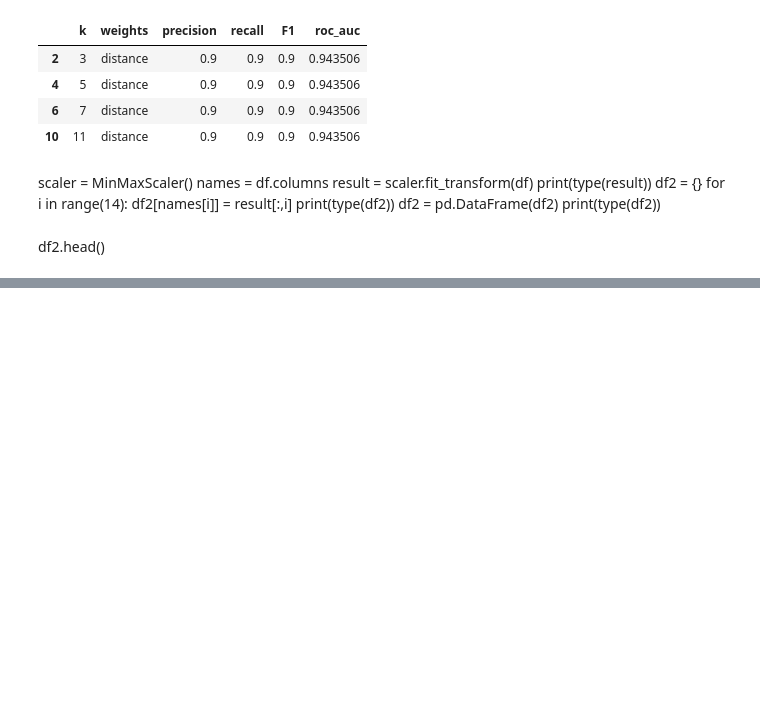
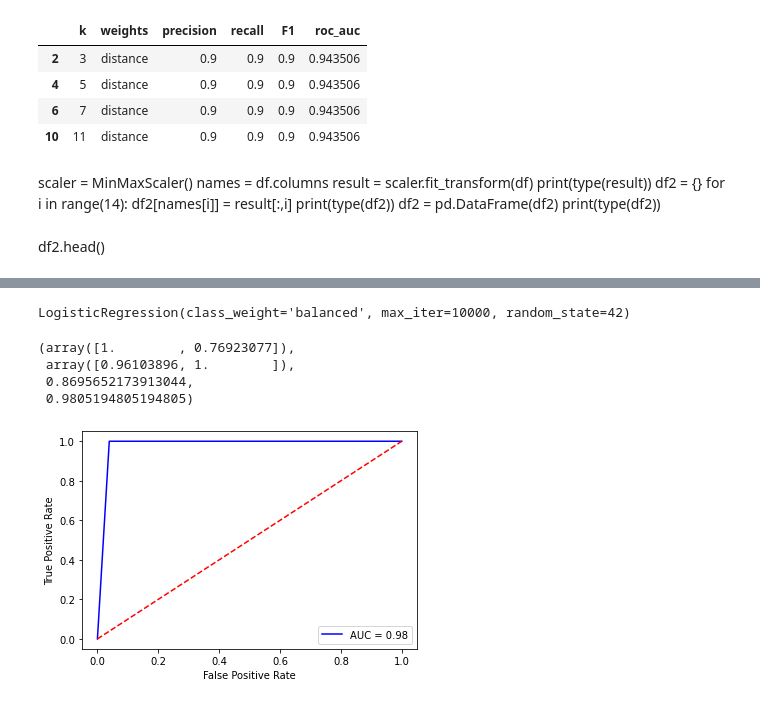
Before and after one commit to YMaher99/Machine-Learning-Course-Project, a Jupyter notebook: covid.ipynb, the cells around one changed output, grey strips where cells are left out. Cells and saved outputs as stored; diff of their text form; code cells hidden in the pictures; blank space fills up the shorter version.

Commit message:
GridSearch in Logistic and a couple of changes in KNN

```diff
--- a/covid.ipynb
+++ b/covid.ipynb
@@ -170,0 +173,3 @@ KeyboardInterrupt:
+# %%
+for i in range(len(df)):
+    df.iloc[i, 12] = df.iloc[i,12]*-1 if df.iloc[i, 12] < 0 else df.iloc[i, 12]
@@ -170,0 +203,50 @@ KeyboardInterrupt:
+# %%
+x = df_new.drop('result', axis=1)
+y = df_new['result']
+X_train, X_test, y_train, y_test = train_test_split(x, y, test_size=0.1,shuffle=True, random_state=42)
+# %%
+logist = LogisticRegression(max_iter=10000,random_state = 42)
+# logist.fit(X_train,y_train)
+# y_preds = logist.predict(X_test)
+# precision, recall = precision_score(y_test, y_preds,average=None), recall_score(y_test, y_preds,average=None)
+# roc_auc = roc_auc_score(y_test, y_preds)
+# F1 = f1_score(y_test.values, y_preds)
+# precision, recall, roc_auc, F1
+# %%
+params_dict = {}
+params_dict['class_weight'] = []
+
+for i in np.arange(0.01,1,0.05):
+    params_dict['class_weight'].append((1-i,i))
+
+params_dict['class_weight'].append('balanced')
+
+parameters = [params_dict]
+grid_search = GridSearchCV(logist, parameters, scoring='f1', cv=5)
+best_logist = grid_search.fit(X_train, y_train)
+best_logist.fit(X_train, y_train)
+y_predict = best_logist.predict(X_test)
+precision= precision_score(y_test, y_predict,average=None)
+recall = recall_score(y_test,y_predict,average=None)
+roc_auc = roc_auc_score(y_test, y_predict)
+F1 = f1_score(y_test, y_predict)
+print(best_logist.best_estimator_)
+precision, recall, F1, roc_auc
+# %% [output]
+LogisticRegression(class_weight='balanced', max_iter=10000, random_state=42)
+(array([1.        , 0.76923077]),
+ array([0.96103896, 1.        ]),
+ 0.8695652173913044,
+ 0.9805194805194805)
+# %%
+fpr, tpr, thresholds = roc_curve(y_test, y_predict)
+plt.plot(fpr, tpr, 'b', label = 'AUC = %0.2f' % roc_auc)
+plt.legend(loc = 'lower right')
+plt.plot([0, 1], [0, 1],'r--')
+# plt.xlim([0, 1])
+# plt.ylim([0, 1])
+plt.ylabel('True Positive Rate')
+plt.xlabel('False Positive Rate')
+plt.show()
+# %% [output]
+[figure, added]
```
Also changed, not shown: parts of 7 cells of this notebook, 2 other files.
